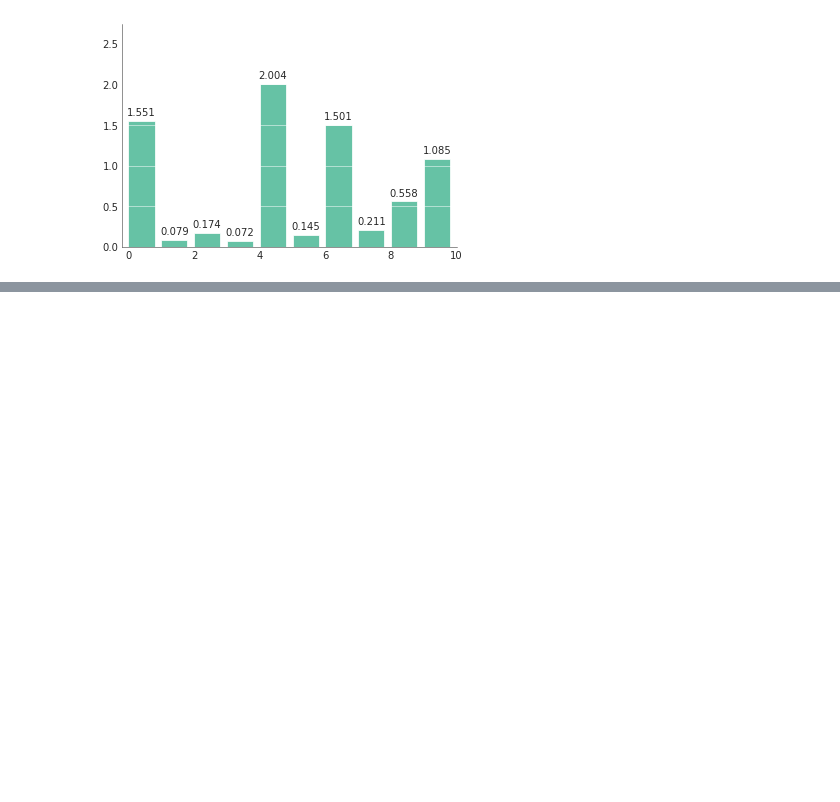
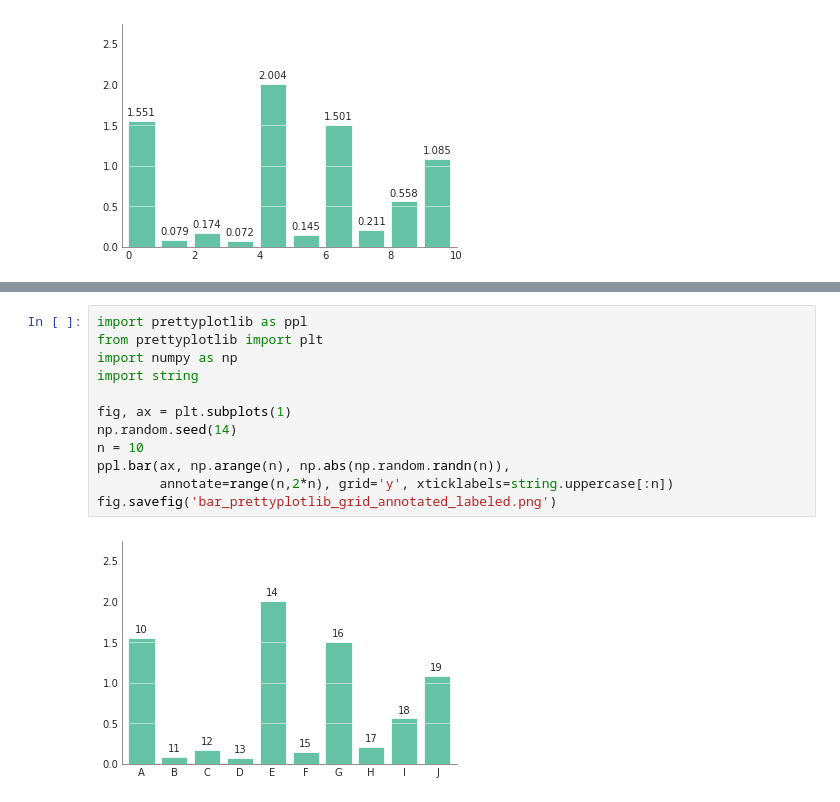
Before and after one commit to olgabot/prettyplotlib, a Jupyter notebook: examples/bar.ipynb, the cells around one changed output, grey strips where cells are left out. Drawn from its saved outputs; the diff is of its cells as text; blank space fills up the shorter version.

Commit message:
added ability for user to annotate their own axes. actually added the image

```diff
--- a/examples/bar.ipynb
+++ b/examples/bar.ipynb
@@ -86,0 +84,14 @@ array([10, 11, 12, 13, 14, 15, 16, 17, 18, 19])
+# %%
+import prettyplotlib as ppl
+from prettyplotlib import plt
+import numpy as np
+import string
+
+fig, ax = plt.subplots(1)
+np.random.seed(14)
+n = 10
+ppl.bar(ax, np.arange(n), np.abs(np.random.randn(n)),
+        annotate=range(n,2*n), grid='y', xticklabels=string.uppercase[:n])
+fig.savefig('bar_prettyplotlib_grid_annotated_labeled.png')
+# %% [output]
+[figure, added]
```
Also changed, not shown: parts of 2 cells of this notebook.
